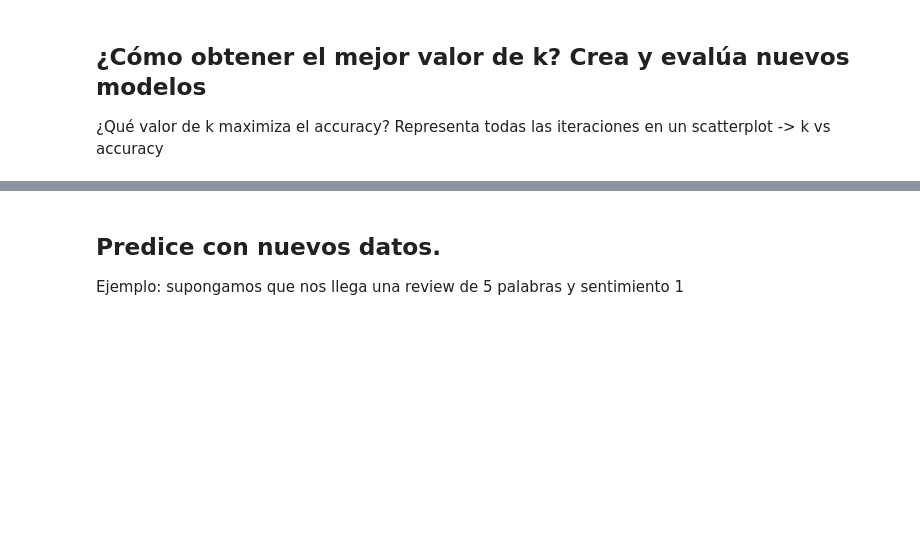
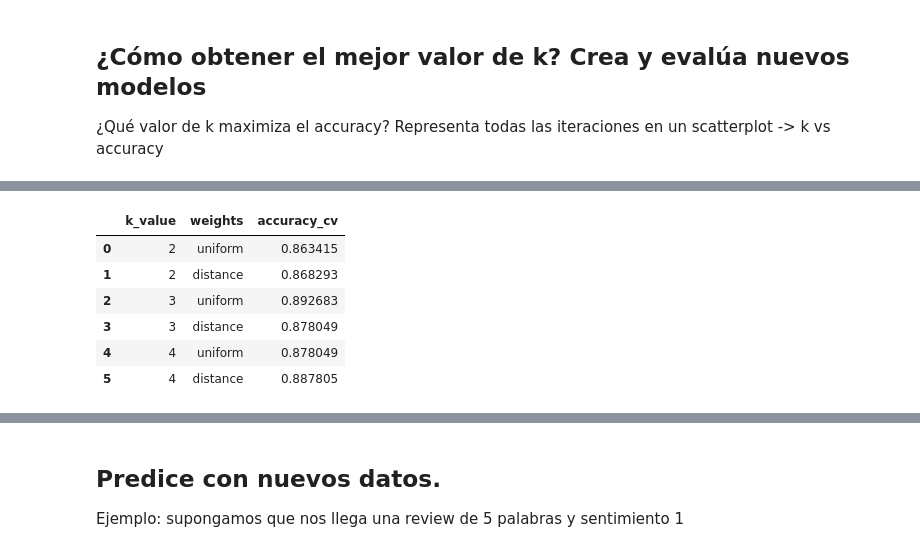
Before and after one commit to Varushet/Data_Science, a Jupyter notebook: 3-Machine_Learning/1-Supervisado/3-RegorClass/7-KNN/ejercicios/Ejercicio_k-NearestNeighbor_hecho.ipynb, the cells around one changed output, grey strips where cells are left out. Cells and saved outputs as stored; diff of their text form; code cells hidden in the pictures; blank space fills up the shorter version.

```diff
--- a/3-Machine_Learning/1-Supervisado/3-RegorClass/7-KNN/ejercicios/Ejercicio_k-NearestNeighbor_hecho.ipynb
+++ b/3-Machine_Learning/1-Supervisado/3-RegorClass/7-KNN/ejercicios/Ejercicio_k-NearestNeighbor_hecho.ipynb
@@ -163,0 +180,21 @@ weighted avg       0.85      0.83      0.82        52
+# %%
+
+# Filtramos solo las columnas que nos interesan: los parámetros y el score mean test
+# Nota: 'mean_test_score' es la accuracy media de la validación cruzada interna (cv=5)
+df_plot = df_results[['param_model__n_neighbors', 'param_model__weights', 'mean_test_score']].copy()
+
+# Renombramos para claridad
+df_plot.rename(columns={
+    'param_model__n_neighbors': 'k_value',
+    'param_model__weights': 'weights',
+    'mean_test_score': 'accuracy_cv'
+}, inplace=True)
+df_plot
+# %% [output]
+|  | k_value | weights | accuracy_cv |
+| 0 | 2 | uniform | 0.863415 |
+| 1 | 2 | distance | 0.868293 |
+| 2 | 3 | uniform | 0.892683 |
+| 3 | 3 | distance | 0.878049 |
+| 4 | 4 | uniform | 0.878049 |
+| 5 | 4 | distance | 0.887805 |
```
Also changed, not shown: parts of 4 cells of this notebook, 2 other files.
